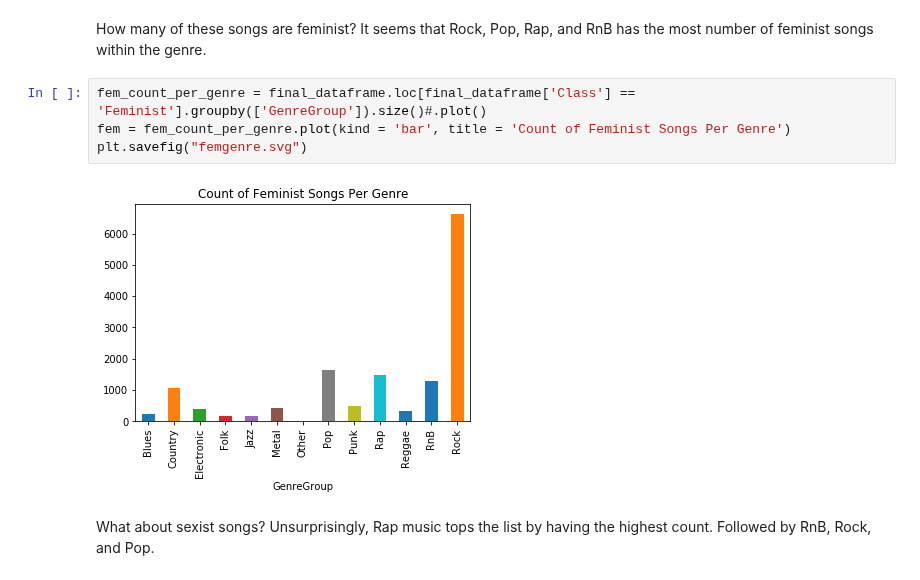
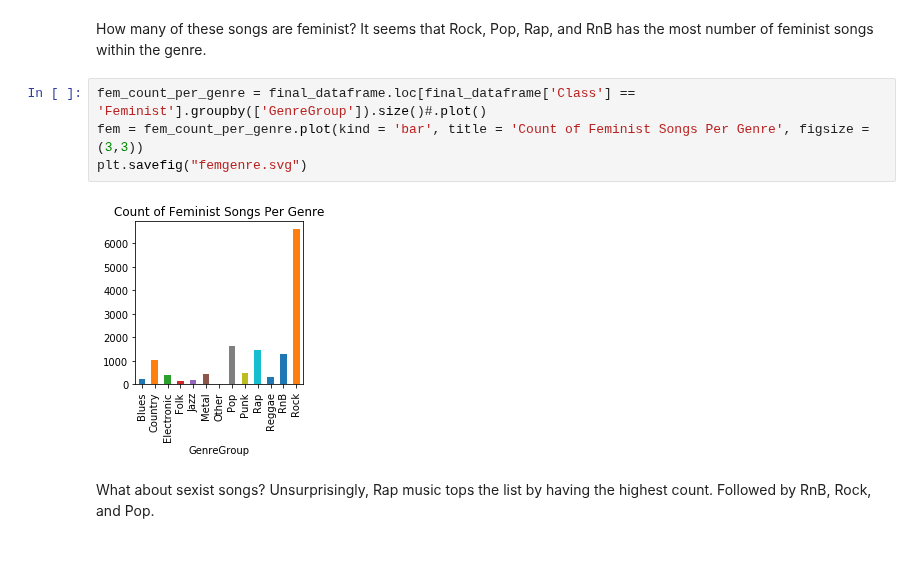
Before and after one commit to axnyang/CS401, a Jupyter notebook: msd_visualization.ipynb, the cells around one changed output. Saved outputs shown, nothing was run; the diff lists cells and outputs as text; blank space fills up the shorter version.

```diff
--- a/msd_visualization.ipynb
+++ b/msd_visualization.ipynb
@@ -135,10 +135,10 @@ final_dataframe.groupby(['GenreGroup', 'decade']).size().unstack().plot(kind='ba
 How many of these songs are feminist? It seems that Rock, Pop, Rap, and RnB has the most number of feminist songs within the genre.
 # %%
 fem_count_per_genre = final_dataframe.loc[final_dataframe['Class'] == 'Feminist'].groupby(['GenreGroup']).size()#.plot()
-fem = fem_count_per_genre.plot(kind = 'bar', title = 'Count of Feminist Songs Per Genre')
+fem = fem_count_per_genre.plot(kind = 'bar', title = 'Count of Feminist Songs Per Genre', figsize = (3,3))
 plt.savefig("femgenre.svg")
 # %% [output]
-[figure, old version]
+[figure, new version]
 # %% [markdown]
 What about sexist songs? Unsurprisingly, Rap music tops the list by having the highest count. Followed by RnB, Rock, and Pop.
 # %%
```
Also changed, not shown: parts of 1 cell of this notebook, 1 other file.
